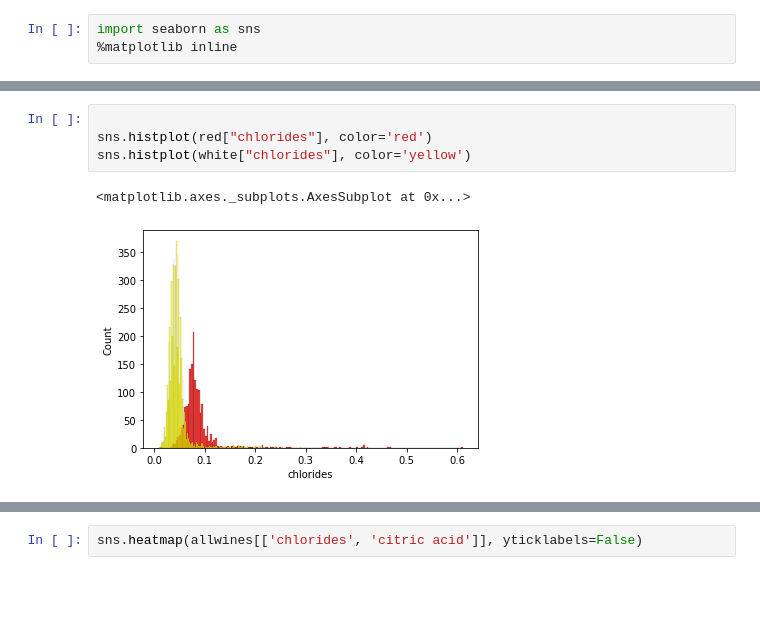
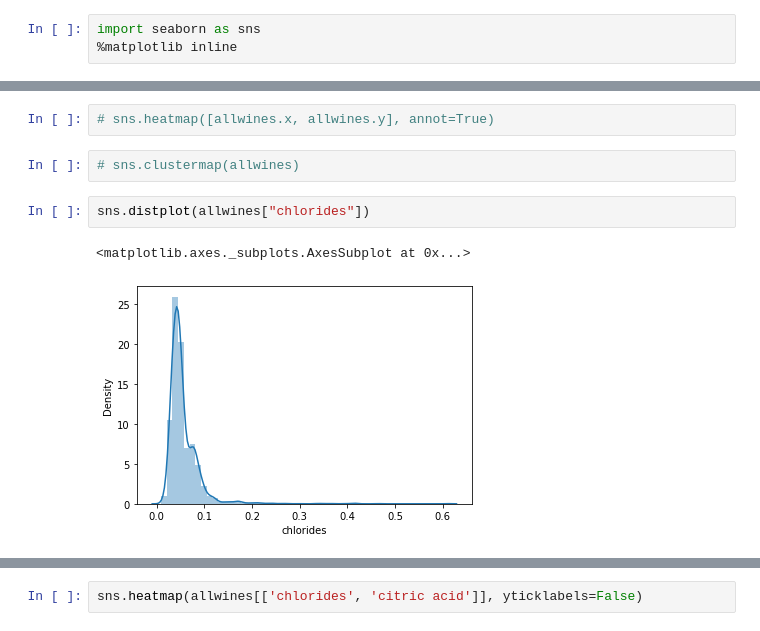
Before and after one commit to pkrosoff/wine_machine_learning, a Jupyter notebook: data/wine_quality_classification_phoebe.ipynb, the cells around one changed output, grey strips where cells are left out. Drawn from its saved outputs; the diff is of its cells as text; blank space fills up the shorter version.

```diff
--- a/data/wine_quality_classification_phoebe.ipynb
+++ b/data/wine_quality_classification_phoebe.ipynb
@@ -238,8 +190,10 @@ plt.show()
-# %%
-
-sns.histplot(red["chlorides"], color='red')
-sns.histplot(white["chlorides"], color='yellow')
-# %% [output]
-<matplotlib.axes._subplots.AxesSubplot at 0x...>
-[figure, removed]
+# %%
+# sns.heatmap([allwines.x, allwines.y], annot=True)
+# %%
+# sns.clustermap(allwines)
+# %%
+sns.distplot(allwines["chlorides"])
+# %% [output]
+<matplotlib.axes._subplots.AxesSubplot at 0x...>
+[figure, added]
 # %%
```
Also changed, not shown: parts of 28 cells of this notebook, 17 other files.
